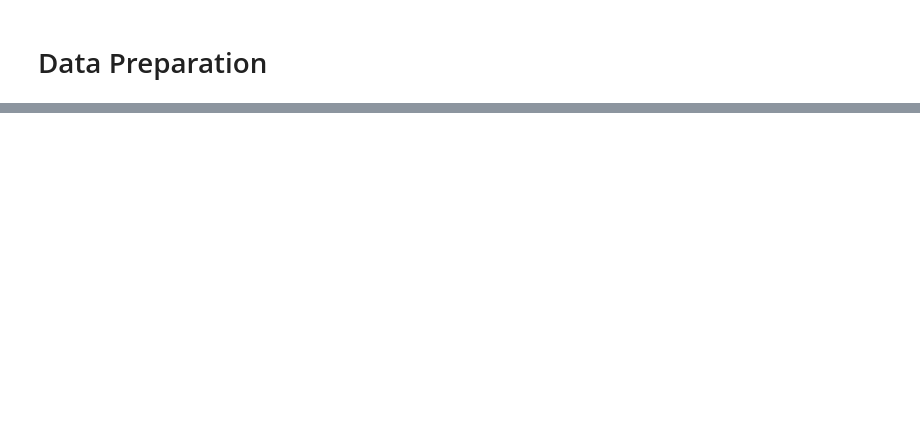
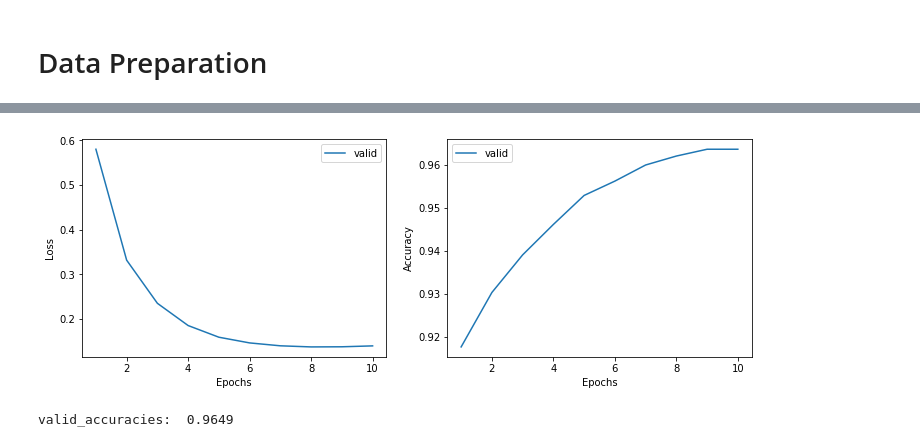
Before and after one commit to Toory465/IFT6135, a Jupyter notebook: Part1_Python_NN/part-1.ipynb, the cells around one changed output, grey strips where cells are left out. Cells and saved outputs as stored; diff of their text form; code cells hidden in the pictures; blank space fills up the shorter version.

```diff
--- a/Part1_Python_NN/part-1.ipynb
+++ b/Part1_Python_NN/part-1.ipynb
@@ -189,0 +249,8 @@ run(init_method = "zeros", num_epochs=10)
+# %%
+run_train(init_method = "Glorot", num_epochs=10)
+# %% [output]
+[figure, added]
+# %%
+run_test()
+# %% [output]
+valid_accuracies:  0.9649
```
Also changed, not shown: parts of 26 cells of this notebook.
